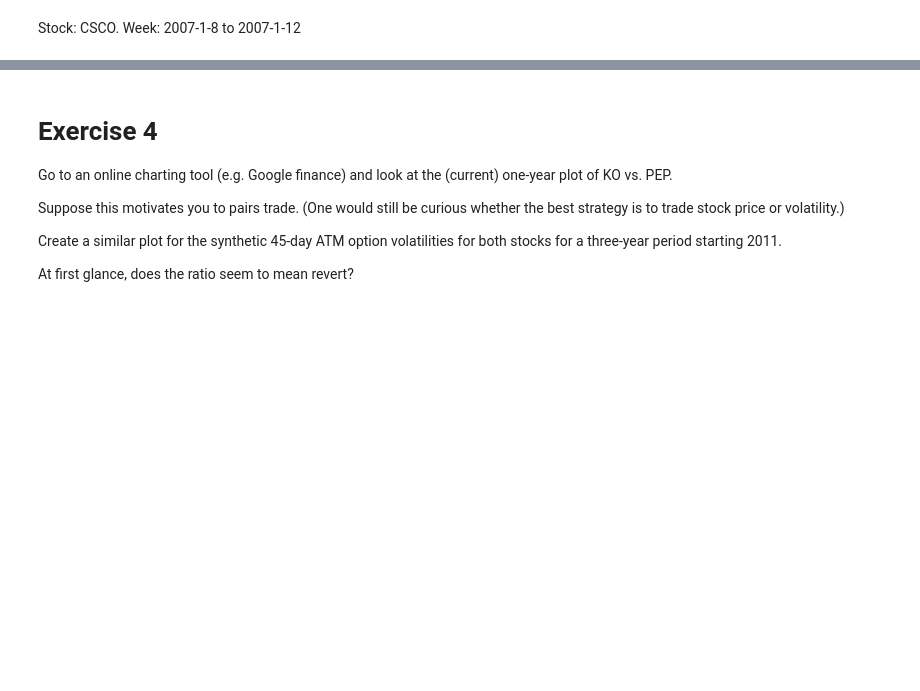
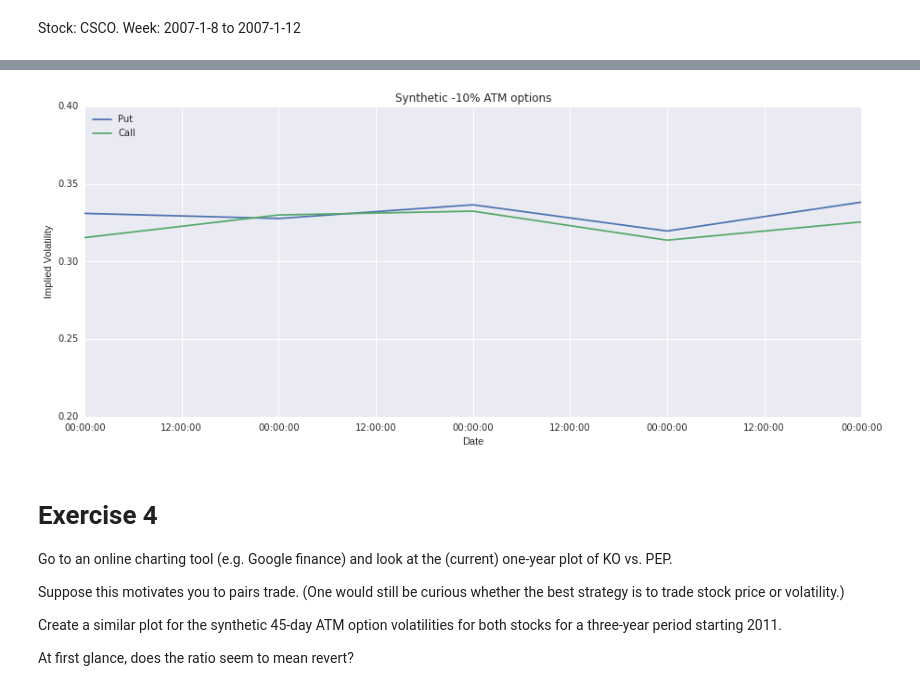
Before and after one commit to bspeice/experimental-finance, a Jupyter notebook: problem_set_3/Project3.ipynb, the cells around one changed output, grey strips where cells are left out. Cells and saved outputs as stored; diff of their text form; code cells hidden in the pictures; blank space fills up the shorter version.

```diff
--- a/problem_set_3/Project3.ipynb
+++ b/problem_set_3/Project3.ipynb
@@ -307,3 +315,22 @@ synthetic(Ticker = 106893,
+# %%
+call_90 = synthetic(Ticker = name, Date_Start = start, Date_End = end,
+                    Opt_Type = 'C', Target_Maturity = 45, Target_Factor = 0.9)
+
+put_90 = synthetic(Ticker = name, Date_Start = start, Date_End = end,
+                    Opt_Type = 'P', Target_Maturity = 45, Target_Factor = 0.9)
+
+plt.figure(figsize=(15,6))
+plt.plot(put_90.Date.values,put_90.IV)
+plt.plot(call_90.Date.values,call_90.IV)
+plt.title('Synthetic -10% ATM options')
+plt.xlabel('Date')
+plt.ylabel('Implied Volatility')
+plt.legend(['Put', 'Call'], loc='upper left')
+axes = plt.gca()
+axes.set_ylim([0.2,0.4])
+plt.show()
+# %% [output]
+[figure, added]
 # %% [markdown]
 # Exercise 4
 Go to an online charting tool (e.g. Google finance) and look at the (current) one-year plot
```
Also changed, not shown: parts of 20 cells of this notebook, 1 other file.
